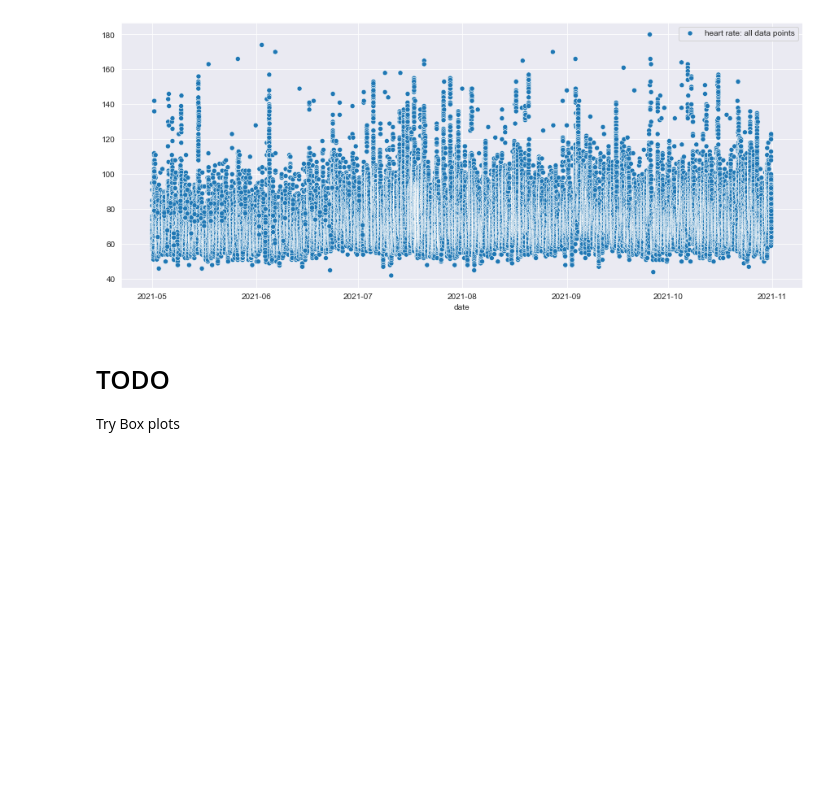
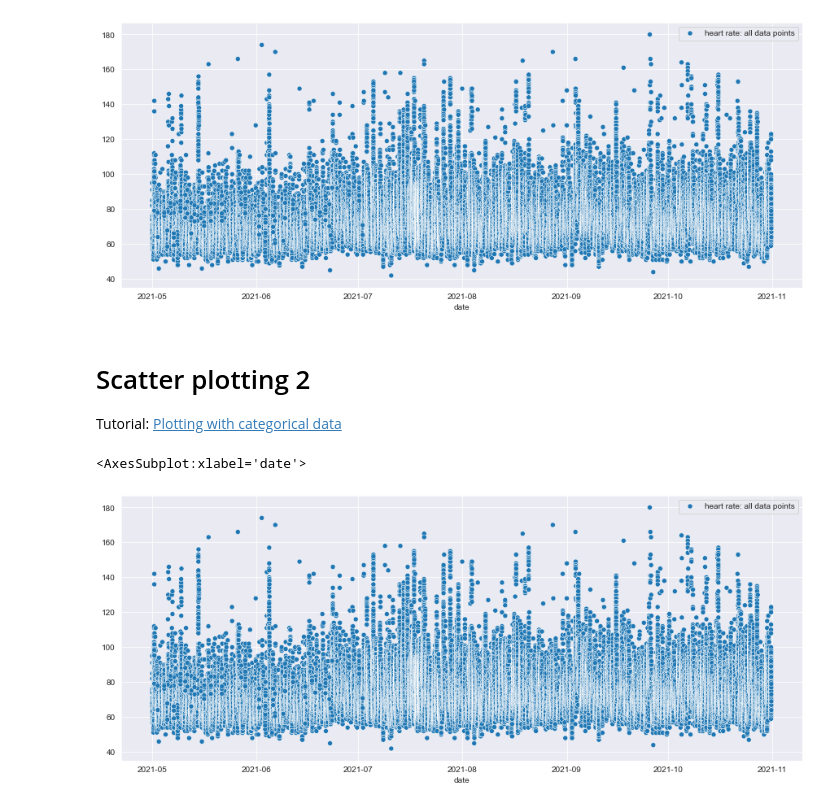
Before and after one commit to trin5tensa/apple_health_analysis, a Jupyter notebook: Notebooks/Heart Rate - Alternative Visualizations.ipynb, the cells around one changed output. Cells and saved outputs as stored; diff of their text form; code cells hidden in the pictures; blank space fills up the shorter version.

```diff
--- a/Notebooks/Heart Rate - Alternative Visualizations.ipynb
+++ b/Notebooks/Heart Rate - Alternative Visualizations.ipynb
@@ -111,7 +123,15 @@ plot
 # %% [output]
 <AxesSubplot:xlabel='date'>
 [figure]
-# %% [markdown]
-# TODO
-
-Try Box plots
+# %% [markdown]
+# Scatter plotting 2
+
+Tutorial: [Plotting with categorical data](https://seaborn.pydata.org/tutorial/categorical.html)
+# %%
+fig, axes_ = pyplot.subplots(figsize=(15, 6))
+plot = seaborn.scatterplot(data=ds_short, palette='tab10', ax=axes_)
+plot.legend(labels=['heart rate: all data points'])
+plot
+# %% [output]
+<AxesSubplot:xlabel='date'>
+[figure, added]
```
Also changed, not shown: parts of 1 cell of this notebook, 6 other files.
